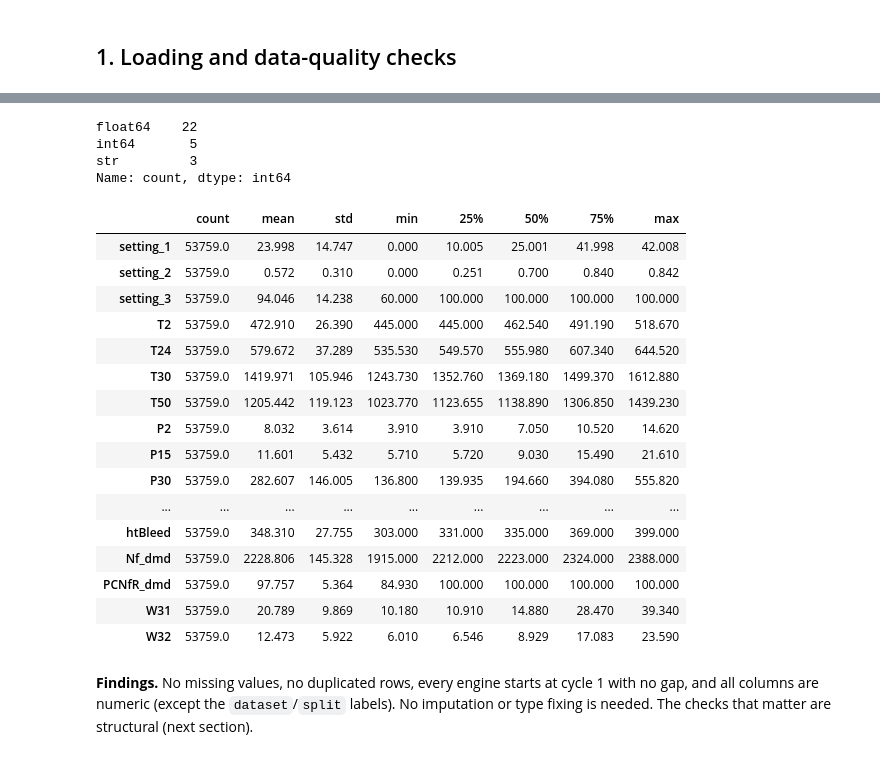
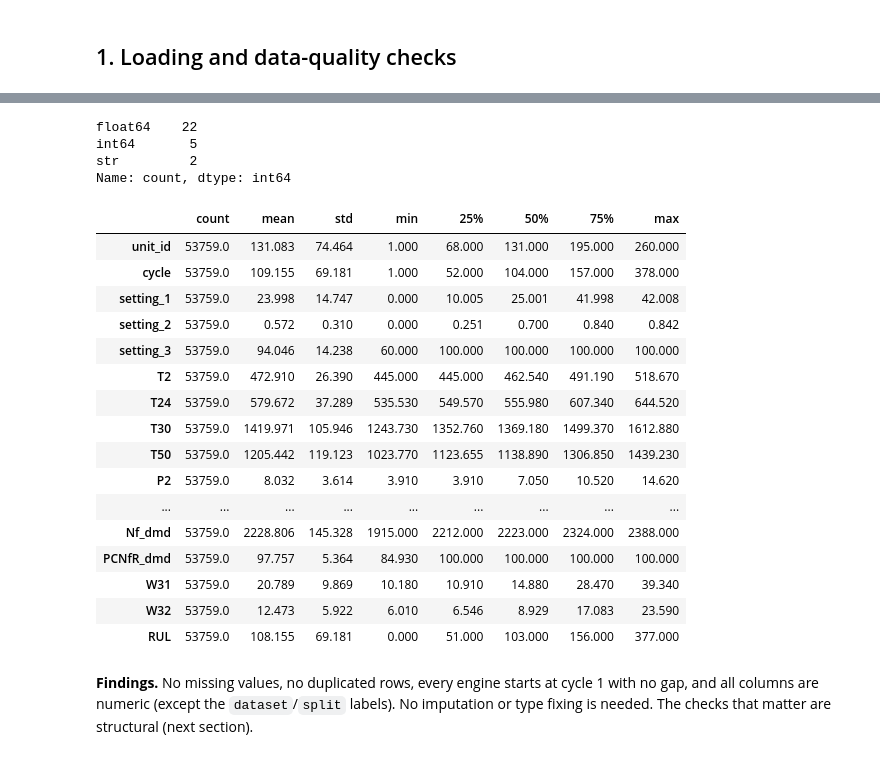
Before and after one commit to thiyapapuge/machine-learning-engine-maintenance, a Jupyter notebook: deliverables/preprocessing.ipynb, the cells around one changed output, grey strips where cells are left out. Saved outputs shown, nothing was run; the diff lists cells and outputs as text; code cells hidden in the pictures.

```diff
--- a/deliverables/preprocessing.ipynb
+++ b/deliverables/preprocessing.ipynb
@@ -12,11 +12,6 @@ Objectives of this milestone (Lab 4, Week 2):
 
 All paths are relative to the `notebooks/` folder. Reusable code lives in `../src/cmapss.py`.
 # %%
-import sys, warnings
-from pathlib import Path
-sys.path.insert(0, str(Path('..').resolve()))
-warnings.filterwarnings('ignore', category=FutureWarning)
-
 import numpy as np
 import pandas as pd
 import matplotlib.pyplot as plt
@@ -29,23 +24,10 @@ from sklearn.model_selection import GroupKFold
 from sklearn.pipeline import Pipeline
 from sklearn.preprocessing import StandardScaler
 from sklearn.base import clone
-
-from src.cmapss import (SETTINGS, SENSORS, CONSTANT_SENSORS, QUANTISED_SENSORS, RUL_CAP,
-                        RANDOM_STATE, load_raw, ConditionNormalizer, regression_report,
-                        last_cycle, random_truncation)
-
-np.random.seed(RANDOM_STATE)
-sns.set_theme(style='whitegrid', context='notebook')
-pd.set_option('display.width', 160, 'display.max_columns', 40)
-
-DATA_RAW = Path('../data/raw')
-DATA_PROCESSED = Path('../data/processed')
-DATA_PROCESSED.mkdir(parents=True, exist_ok=True)
 # %% [markdown]
 ## 1. Loading and data-quality checks
 # %%
-train = load_raw(DATA_RAW / 'train_data.csv')
-test = load_raw(DATA_RAW / 'test_data.csv')
-print('train', train.shape, '| test', test.shape)
+train_data = pd.read_csv("../files/train_data.csv")
+print(train.shape)
 train.head()
 # %% [output]
@@ -88,12 +71,14 @@ pd.concat([quality(train, 'train'), quality(test, 'test')], axis=1)
 # %%
-print(train.dtypes.value_counts())
-train[SETTINGS + SENSORS].describe().T.round(3)
+print(train_data.dtypes.value_counts())
+train_data.describe().T.round(3)
 # %% [output]
 float64    22
 int64       5
-str         3
+str         2
 Name: count, dtype: int64
 |  | count | mean | std | min | 25% | 50% | 75% | max |
+| unit_id | 53759.0 | 131.083 | 74.464 | 1.000 | 68.000 | 131.000 | 195.000 | 260.000 |
+| cycle | 53759.0 | 109.155 | 69.181 | 1.000 | 52.000 | 104.000 | 157.000 | 378.000 |
 | setting_1 | 53759.0 | 23.998 | 14.747 | 0.000 | 10.005 | 25.001 | 41.998 | 42.008 |
 | setting_2 | 53759.0 | 0.572 | 0.310 | 0.000 | 0.251 | 0.700 | 0.840 | 0.842 |
 | setting_3 | 53759.0 | 94.046 | 14.238 | 60.000 | 100.000 | 100.000 | 100.000 | 100.000 |
@@ -102,14 +87,12 @@ Name: count, dtype: int64
 | T30 | 53759.0 | 1419.971 | 105.946 | 1243.730 | 1352.760 | 1369.180 | 1499.370 | 1612.880 |
 | T50 | 53759.0 | 1205.442 | 119.123 | 1023.770 | 1123.655 | 1138.890 | 1306.850 | 1439.230 |
 | P2 | 53759.0 | 8.032 | 3.614 | 3.910 | 3.910 | 7.050 | 10.520 | 14.620 |
-| P15 | 53759.0 | 11.601 | 5.432 | 5.710 | 5.720 | 9.030 | 15.490 | 21.610 |
-| P30 | 53759.0 | 282.607 | 146.005 | 136.800 | 139.935 | 194.660 | 394.080 | 555.820 |
 | ... | ... | ... | ... | ... | ... | ... | ... | ... |
-| htBleed | 53759.0 | 348.310 | 27.755 | 303.000 | 331.000 | 335.000 | 369.000 | 399.000 |
 | Nf_dmd | 53759.0 | 2228.806 | 145.328 | 1915.000 | 2212.000 | 2223.000 | 2324.000 | 2388.000 |
 | PCNfR_dmd | 53759.0 | 97.757 | 5.364 | 84.930 | 100.000 | 100.000 | 100.000 | 100.000 |
 | W31 | 53759.0 | 20.789 | 9.869 | 10.180 | 10.910 | 14.880 | 28.470 | 39.340 |
 | W32 | 53759.0 | 12.473 | 5.922 | 6.010 | 6.546 | 8.929 | 17.083 | 23.590 |
+| RUL | 53759.0 | 108.155 | 69.181 | 0.000 | 51.000 | 103.000 | 156.000 | 377.000 |
 # %% [markdown]
 **Findings.** No missing values, no duplicated rows, every engine starts at cycle 1 with no gap, and all columns are numeric
 (except the `dataset`/`split` labels). No imputation or type fixing is needed. The checks that matter are structural (next section).
```
Also changed, not shown: parts of 8 cells of this notebook, 1 other file.
